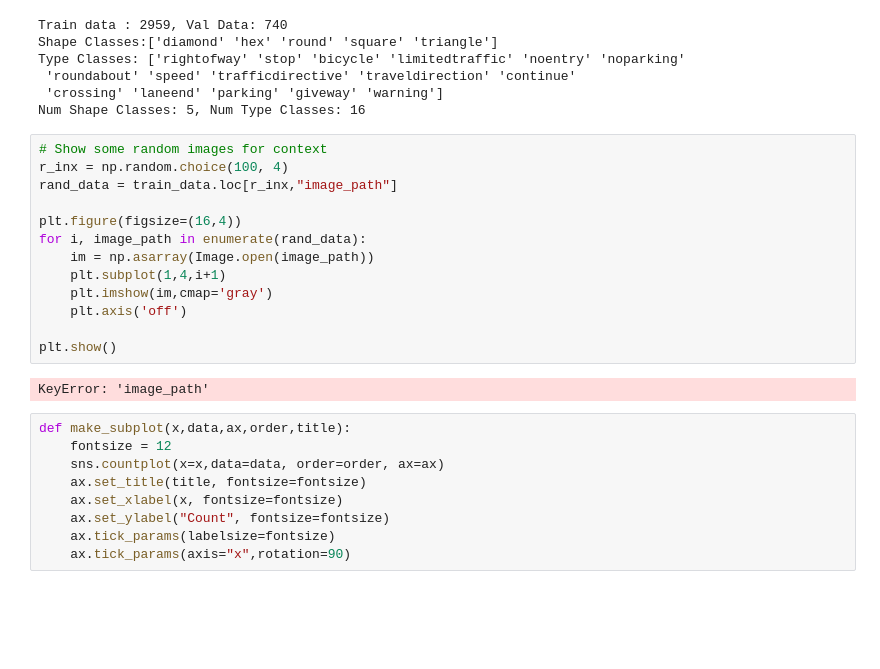
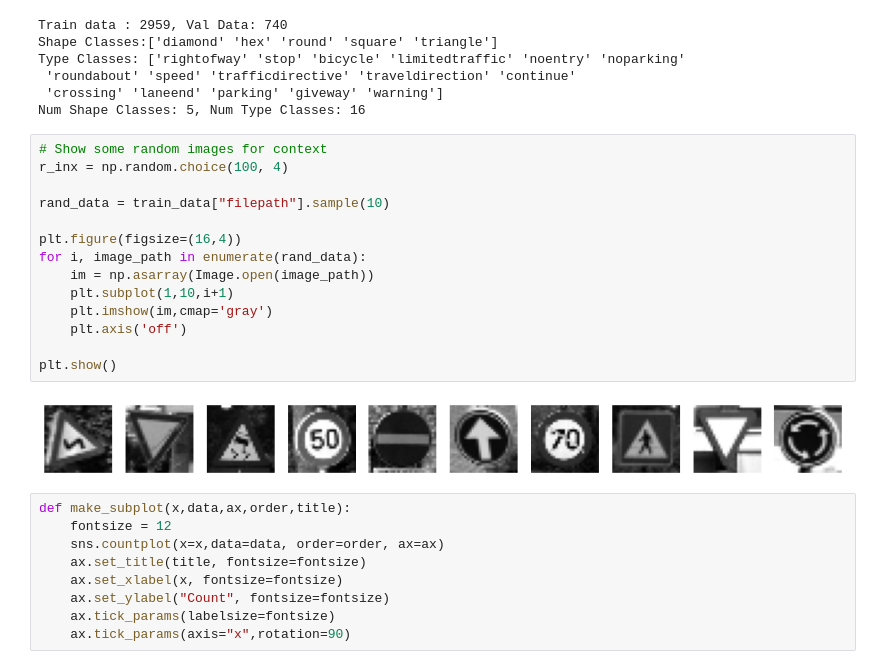
Before and after one commit to s3908818/the_village_idiots, a Jupyter notebook: MLA2.ipynb, the cells around one changed output. Drawn from its saved outputs; the diff is of its cells as text; blank space fills up the shorter version.

Commit message:
adds image viewing in eda

```diff
--- a/MLA2.ipynb
+++ b/MLA2.ipynb
@@ -102,18 +102,19 @@ Num Shape Classes: 5, Num Type Classes: 16
 # %%
 # Show some random images for context
 r_inx = np.random.choice(100, 4)
-rand_data = train_data.loc[r_inx,"image_path"]
+
+rand_data = train_data["filepath"].sample(10)
 
 plt.figure(figsize=(16,4))
 for i, image_path in enumerate(rand_data):
     im = np.asarray(Image.open(image_path))
-    plt.subplot(1,4,i+1)
+    plt.subplot(1,10,i+1)
     plt.imshow(im,cmap='gray')
     plt.axis('off')
 
 plt.show()
 # %% [output]
-KeyError: 'image_path'
+[figure, added]
 # %%
 def make_subplot(x,data,ax,order,title):
     fontsize = 12
```
Also changed, not shown: parts of 1 cell of this notebook.
